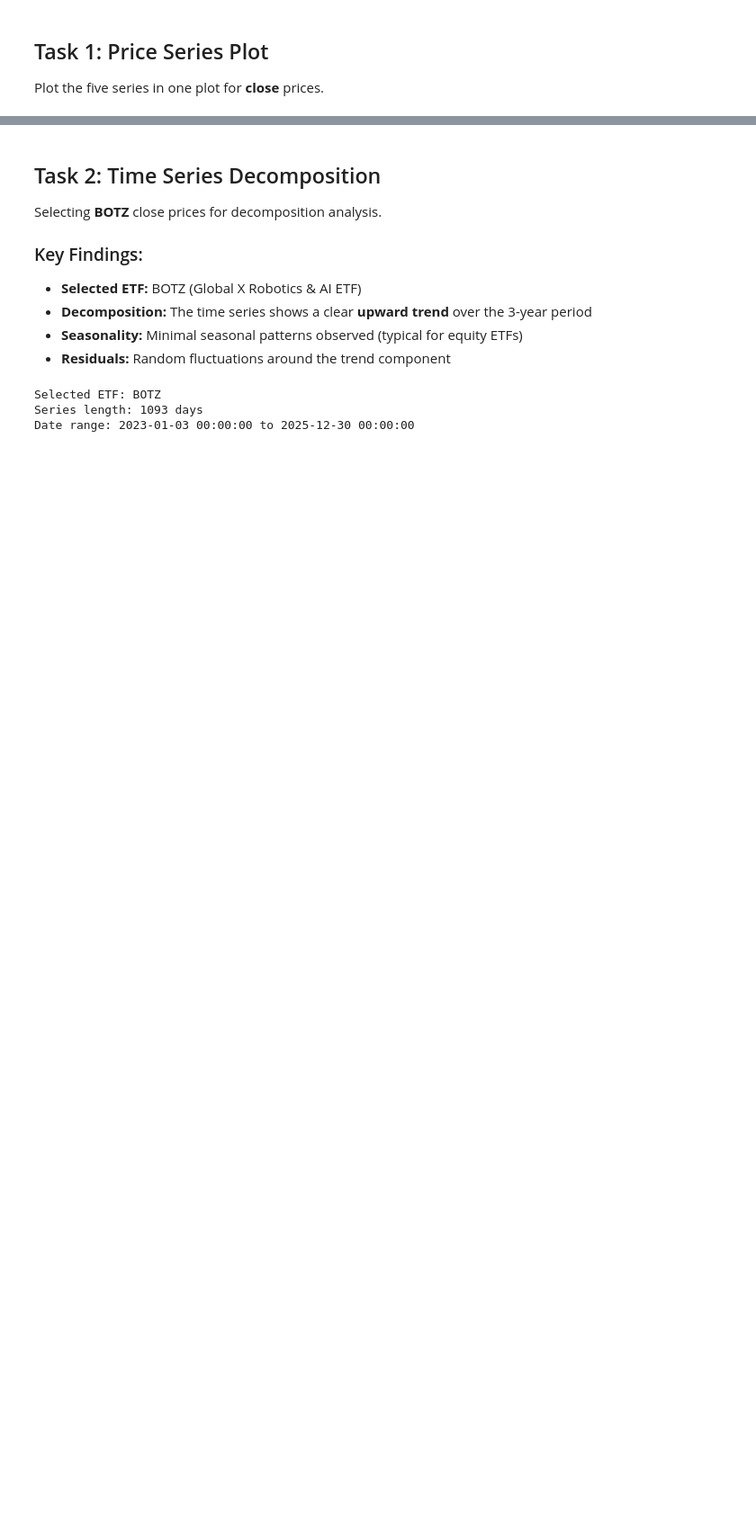
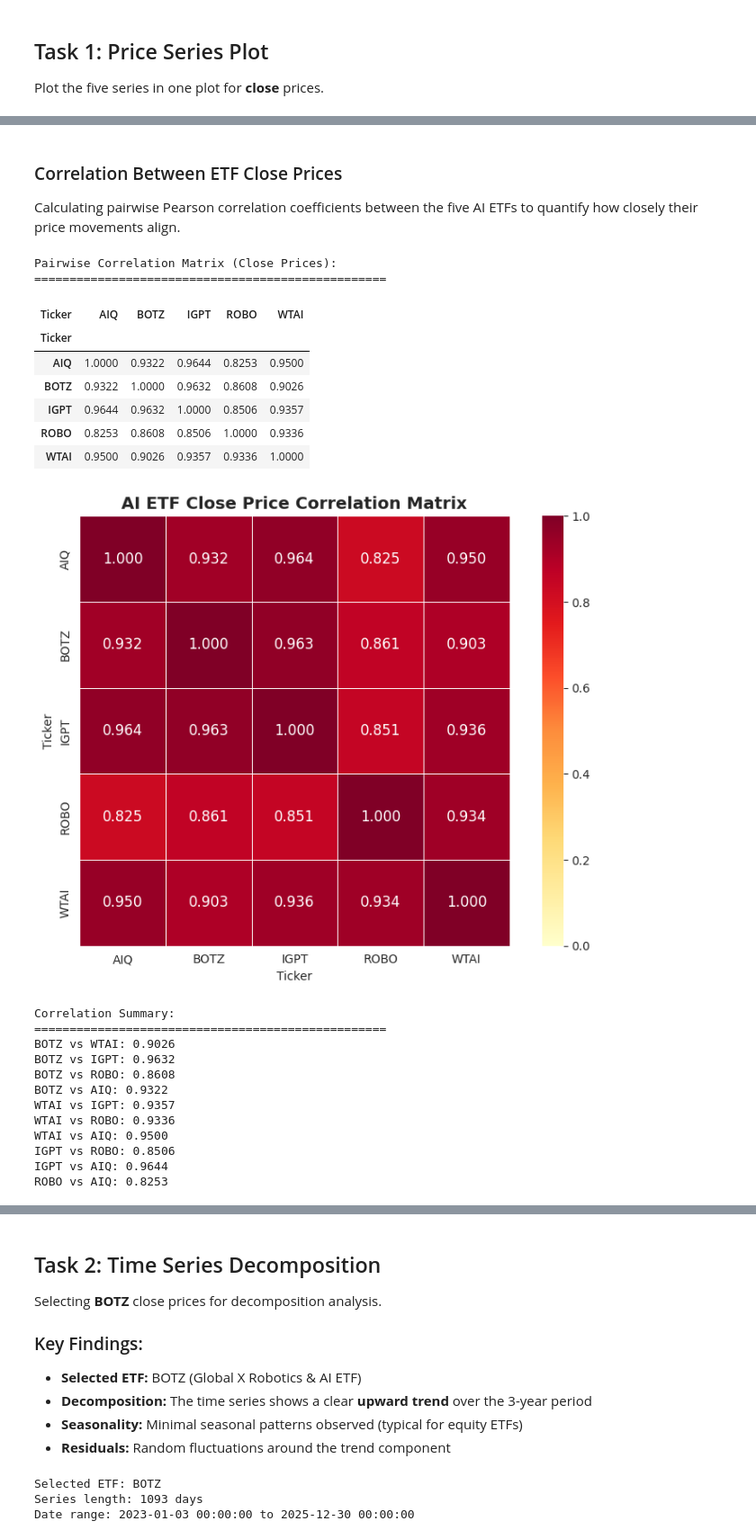
Before and after one commit to Aidas-dev/computer-data-analysis-course, a Jupyter notebook: tasks/Task 3/Task_3.ipynb, the cells around one changed output, grey strips where cells are left out. Shown at 90% size. Saved outputs shown, nothing was run; the diff lists cells and outputs as text; code cells hidden in the pictures; blank space fills up the shorter version.

```diff
--- a/tasks/Task 3/Task_3.ipynb
+++ b/tasks/Task 3/Task_3.ipynb
@@ -163,0 +160,53 @@ Observations:
+# %% [markdown]
+### Correlation Between ETF Close Prices
+
+Calculating pairwise Pearson correlation coefficients between the five AI ETFs to quantify how closely their price movements align.
+# %%
+# Calculate pairwise correlation matrix for close prices
+corr_matrix = close_prices.corr()
+
+# Display correlation matrix
+print('Pairwise Correlation Matrix (Close Prices):')
+print('=' * 50)
+display(corr_matrix.round(4))
+
+# Plot correlation heatmap
+plt.figure(figsize=(8, 6))
+sns.heatmap(corr_matrix, annot=True, cmap='YlOrRd', vmin=0, vmax=1,
+            fmt='.3f', linewidths=0.5, square=True,
+            annot_kws={'size': 12})
+plt.title('AI ETF Close Price Correlation Matrix', fontsize=14, fontweight='bold')
+plt.tight_layout()
+plt.show()
+
+# Print summary of correlations
+print('\nCorrelation Summary:')
+print('=' * 50)
+for i in range(len(etf_tickers)):
+    for j in range(i+1, len(etf_tickers)):
+        t1, t2 = etf_tickers[i], etf_tickers[j]
+        r = corr_matrix.loc[t1, t2]
+        print(f'{t1} vs {t2}: {r:.4f}')
+# %% [output]
+Pairwise Correlation Matrix (Close Prices):
+==================================================
+| Ticker | AIQ | BOTZ | IGPT | ROBO | WTAI |
+| Ticker |  |  |  |  |  |
+| AIQ | 1.0000 | 0.9322 | 0.9644 | 0.8253 | 0.9500 |
+| BOTZ | 0.9322 | 1.0000 | 0.9632 | 0.8608 | 0.9026 |
+| IGPT | 0.9644 | 0.9632 | 1.0000 | 0.8506 | 0.9357 |
+| ROBO | 0.8253 | 0.8608 | 0.8506 | 1.0000 | 0.9336 |
+| WTAI | 0.9500 | 0.9026 | 0.9357 | 0.9336 | 1.0000 |
+[figure, added]
+Correlation Summary:
+==================================================
+BOTZ vs WTAI: 0.9026
+BOTZ vs IGPT: 0.9632
+BOTZ vs ROBO: 0.8608
+BOTZ vs AIQ: 0.9322
+WTAI vs IGPT: 0.9357
+WTAI vs ROBO: 0.9336
+WTAI vs AIQ: 0.9500
+IGPT vs ROBO: 0.8506
+IGPT vs AIQ: 0.9644
+ROBO vs AIQ: 0.8253
```
Also changed, not shown: parts of 33 cells of this notebook, 1 other file.
